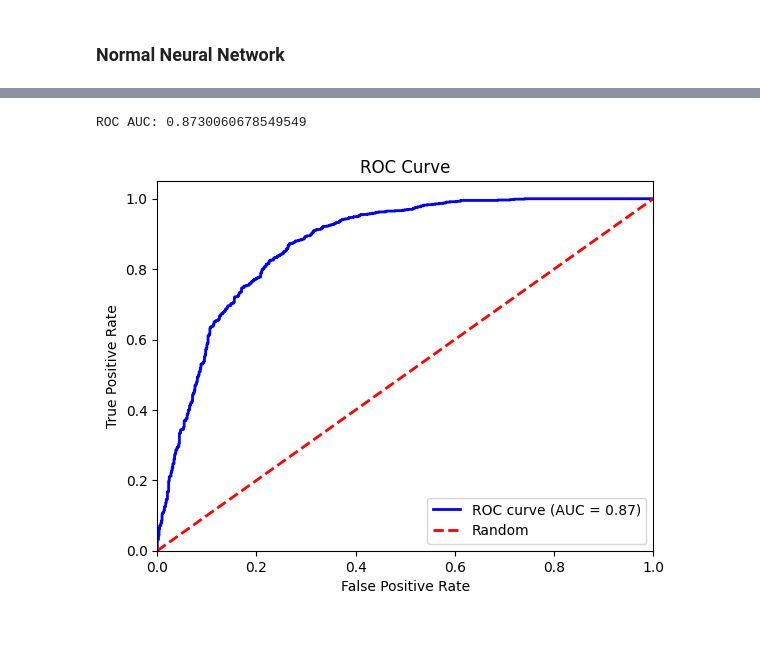
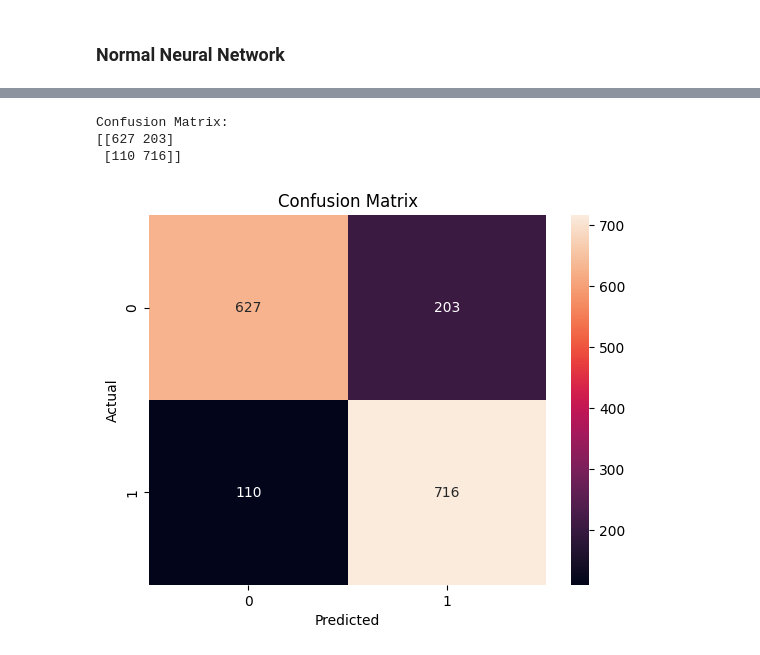
Before and after one commit to udan2006/Telco_Customer_churn, a Jupyter notebook: ML_CW.ipynb, the cells around one changed output, grey strips where cells are left out. Saved outputs shown, nothing was run; the diff lists cells and outputs as text; code cells hidden in the pictures.

Commit message:
add neural network tuning model and evaluate part

```diff
--- a/ML_CW.ipynb
+++ b/ML_CW.ipynb
@@ -598,0 +665,9 @@ y_val_pred_prob = model_2.predict(X_val).ravel()
+# %%
+tuner = kt.RandomSearch(
+    build_model,
+    objective='val_accuracy',
+    max_trials=6,
+    executions_per_trial=1,
+    directory='kt_dir',
+    project_name='ann_tuning'
+)
@@ -598,0 +690,3 @@ y_val_pred_prob = model_2.predict(X_val).ravel()
+# %%
+best_model = tuner.get_best_models(num_models=1)[0]
+best_hp = tuner.get_best_hyperparameters(num_trials=1)[0]
@@ -598,0 +700,11 @@ y_val_pred_prob = model_2.predict(X_val).ravel()
+# %%
+from sklearn.metrics import confusion_matrix, classification_report, f1_score, recall_score
+
+y_val_pred_prob = best_model.predict(X_val).ravel()
+y_val_pred = (y_val_pred_prob > 0.5).astype(int)
+
+print("\nClassification Report:")
+print(classification_report(Y_val, y_val_pred))
+
+print("F1 Score (class 1):", f1_score(Y_val, y_val_pred))
+print("Recall (class 1):", recall_score(Y_val, y_val_pred))
@@ -599,21 +726,30 @@ y_val_pred_prob = model_2.predict(X_val).ravel()
+# %%
+print("Confusion Matrix:")
+print(confusion_matrix(Y_val, y_val_pred))
+
+sns.heatmap(confusion_matrix(Y_val, y_val_pred), annot=True,fmt='d')
+plt.xlabel('Predicted')
+plt.ylabel('Actual')
+plt.title('Confusion Matrix')
+plt.show()
+# %% [output]
+Confusion Matrix:
+[[627 203]
+ [110 716]]
+[figure, added]
 # %%
 from sklearn.metrics import roc_curve, auc, roc_auc_score
 import matplotlib.pyplot as plt
-fpr, tpr, thresholds = roc_curve(Y_val, y_val_pred_prob)
-roc_auc = auc(fpr, tpr)
-print("ROC AUC:", roc_auc)
+
+fpr_nn, tpr_nn, thresholds = roc_curve(Y_val, y_val_pred_prob)
+roc_auc = auc(fpr_nn, tpr_nn)
-# %% [output]
-ROC AUC: 0.8730060678549549
 # %%
-plt.figure()
-plt.plot(fpr, tpr, color='blue', lw=2, label=f'ROC curve (AUC = {roc_auc:.2f})')
-plt.plot([0, 1], [0, 1], color='red', lw=2, linestyle='--', label='Random')
-plt.xlim([0.0, 1.0])
-plt.ylim([0.0, 1.05])
-plt.xlabel('False Positive Rate')
-plt.ylabel('True Positive Rate')
-plt.title('ROC Curve')
-plt.legend(loc="lower right")
-plt.show()
+def plot_roc_curve(fpr, tpr):
+    plt.figure(figsize=(7,5))
+    plt.plot(fpr_nn, tpr_nn, color='blue', label='AUC = %0.2f' % roc_auc)
+    plt.plot([0, 1], [0, 1], color='red', linestyle='--')
+    plt.xlabel('False Positive Rate')
+    plt.ylabel('True Positive Rate')
+    plt.title('Receiver Operating Characteristic (ROC) Curve')
+    plt.legend()
+    plt.show()
-# %% [output]
-[figure, removed]
```
Also changed, not shown: parts of 22 cells of this notebook.
